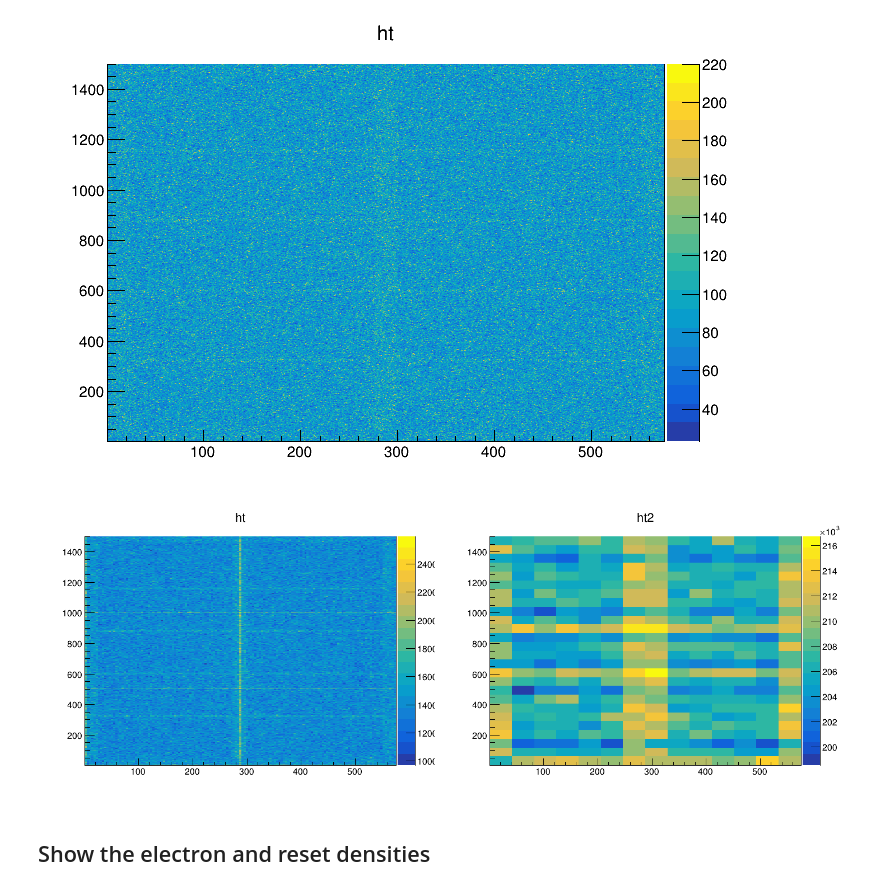
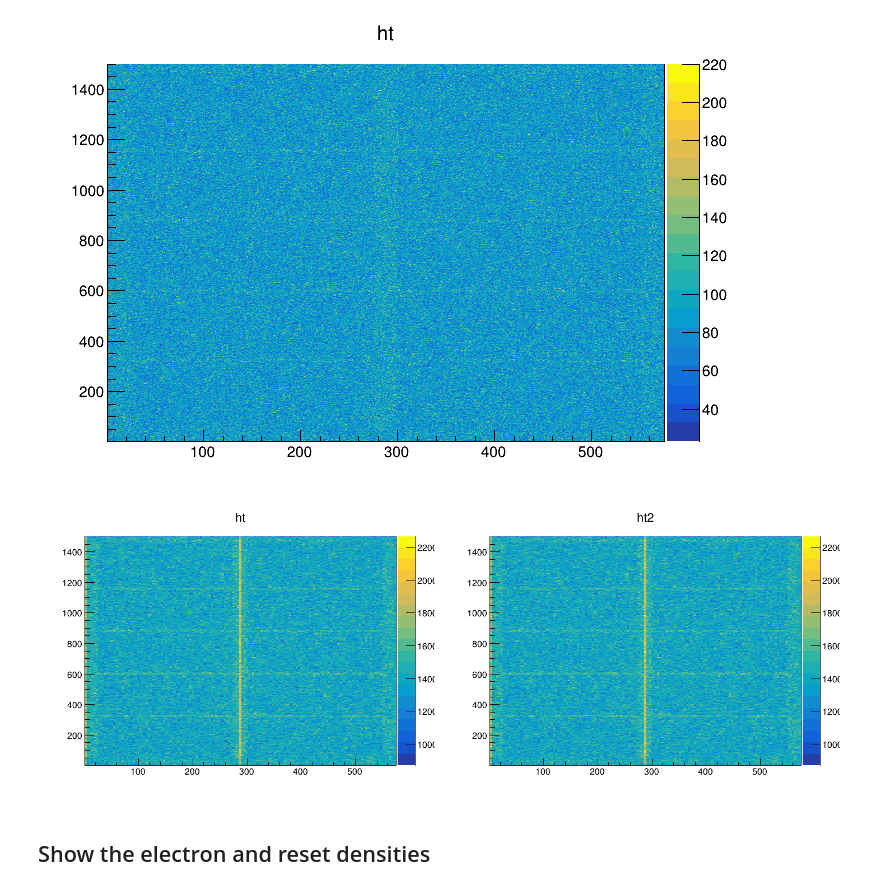
Before and after one commit to kkeefe/qpix-digital, a Jupyter notebook: simulation-rtd/hits/1ks_analysis.ipynb, the cells around one changed output. Drawn from its saved outputs; the diff is of its cells as text; code cells hidden in the pictures.

```diff
--- a/simulation-rtd/hits/1ks_analysis.ipynb
+++ b/simulation-rtd/hits/1ks_analysis.ipynb
@@ -69,22 +88,17 @@ displaying resets in all channels
 Info in <TCanvas::MakeDefCanvas>:  created default TCanvas with name c1
 [figure]
 # %%
-pix_x = 4
-pix_y = 4
-tile_x = 10 * pix_x
-tile_y = 14 * pix_y
-
 c = ROOT.TCanvas("c", "c", 1450, 550)
 c.Divide(2,1)
 c.cd(1)
-h = rdf.Histo2D(("h", "ht", int(573/pix_x), 1., max_x, int(1498/pix_y), 1, max_y), "pixel_x", "pixel_y")
+h = rdf.Histo2D(("h", "ht", int(575/channelXdim), 1., max_x, int(1500/channelXdim), 1, max_y), "pixel_x", "pixel_y")
 h.Draw("colz")
 c.cd(2)
-h2 = rdf.Histo2D(("h2", "ht2", int(573/tile_x), 1., max_x, int(1498/tile_y), 1, max_y), "pixel_x", "pixel_y")
+h2 = rdf.Histo2D(("h2", "ht2", int(575/channelYdim), 1., max_x, int(1500/channelYdim), 1, max_y), "pixel_x", "pixel_y")
 h2.Draw("colz")
 c.Draw()
 # %% [output]
-[figure, old version]
+[figure, new version]
 # %% [markdown]
 ## Show the electron and reset densities
 # %%
```
Also changed, not shown: parts of 6 cells of this notebook, 9 other files.
